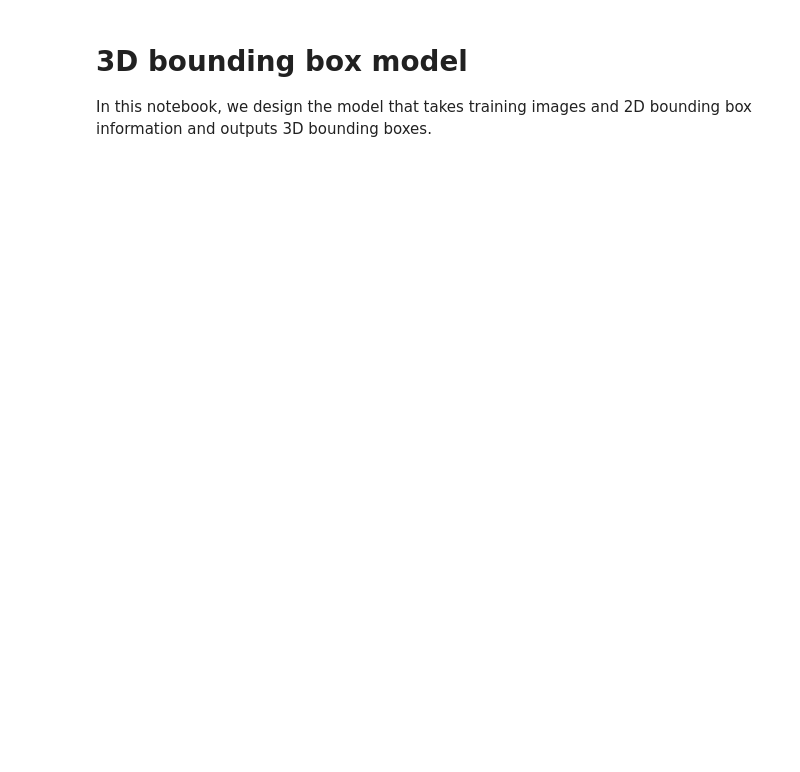
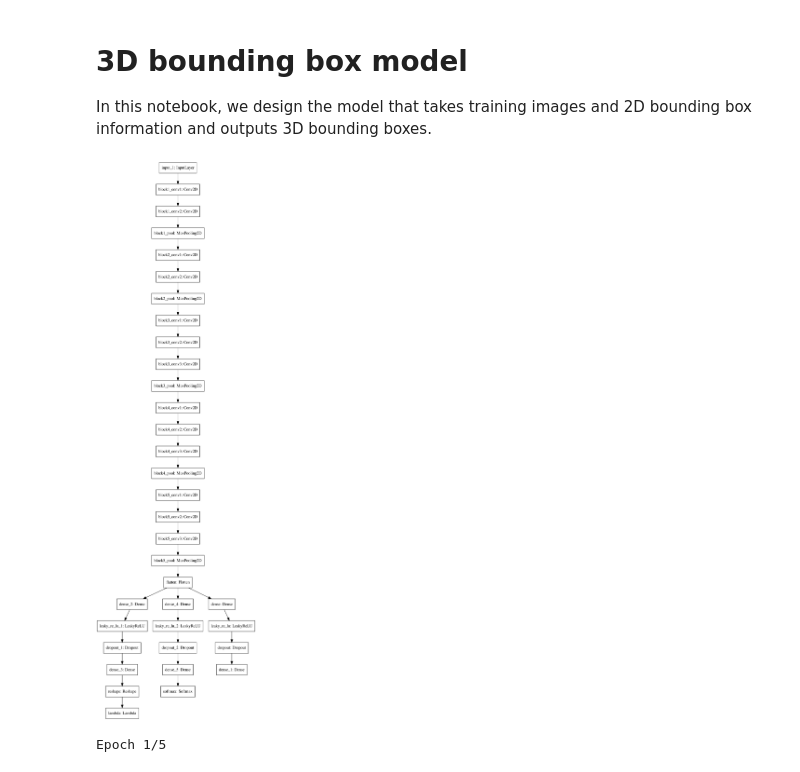
Before and after one commit to kostaleonard/4bai-3d-object-detection, a Jupyter notebook: notebooks/model_3d_bounding_box_exploration.ipynb, the cells around one changed output. Drawn from its saved outputs; the diff is of its cells as text; code cells hidden in the pictures; blank space fills up the shorter version.

Commit message:
Added 3d model training
Signed-off-by: Leo Kosta <kostaleonard@gmail.com>

```diff
--- a/notebooks/model_3d_bounding_box_exploration.ipynb
+++ b/notebooks/model_3d_bounding_box_exploration.ipynb
@@ -35,8 +36,8 @@ def orientation_loss(y_true, y_pred):
         loss = tf.reduce_sum((2 - 2 * tf.reduce_mean(loss, axis=0))) / anchors
         return tf.reduce_mean(loss)
 # %%
-def get_model_3d_deepbox(vgg_filename) -> keras.Model:
-    inputs = keras.Input(shape=VGG_INPUT_SHAPE)
+def get_model_3d_deepbox() -> Model:
+    '''
     x = Conv2D(filters=64,kernel_size=(3,3),padding="same", activation="relu")(inputs)
     x = Conv2D(filters=64,kernel_size=(3,3),padding="same", activation="relu")(x)
     x = MaxPool2D(pool_size=(2,2),strides=(2,2))(x)
@@ -55,7 +56,9 @@ def get_model_3d_deepbox(vgg_filename) -> keras.Model:
     x = Conv2D(filters=512, kernel_size=(3,3), padding="same", activation="relu")(x)
     x = Conv2D(filters=512, kernel_size=(3,3), padding="same", activation="relu")(x)
     x = MaxPool2D(pool_size=(2,2),strides=(2,2))(x)
-    conv5 = Flatten()(x)
+    '''
+    vgg = VGG16(weights='imagenet', include_top=False, input_shape=VGG_INPUT_SHAPE)
+    conv5 = Flatten()(vgg.output)
     dim_out = Dense(512, activation=None)(conv5)
     dim_out = LeakyReLU(alpha=0.1)(dim_out)
     dim_out = Dropout(rate=0.5)(dim_out)
@@ -64,14 +67,14 @@ def get_model_3d_deepbox(vgg_filename) -> keras.Model:
     orient_out = LeakyReLU(alpha=0.1)(orient_out)
     orient_out = Dropout(rate=0.5)(orient_out)
     orient_out = Dense(ORIENT_OUT_SHAPE[0] * ORIENT_OUT_SHAPE[1], activation=None)(orient_out)
-    orient_out = Reshape([-1, ORIENT_OUT_SHAPE[0], ORIENT_OUT_SHAPE[1]])(orient_out)
+    orient_out = Reshape((ORIENT_OUT_SHAPE[0], ORIENT_OUT_SHAPE[1]))(orient_out)
     orient_out = Lambda(lambda x: K.l2_normalize(x, axis=2))(orient_out)
     conf_out = Dense(256, activation=None)(conv5)
     conf_out = LeakyReLU(alpha=0.1)(conf_out)
     conf_out = Dropout(rate=0.5)(conf_out)
     conf_out = Dense(CONF_OUT_SHAPE, activation=None)(conf_out)
     conf_out = Softmax()(conf_out)
-    model = keras.Model(inputs=inputs, outputs=[dim_out, orient_out, conf_out])
+    model = Model(inputs=vgg.input, outputs=[dim_out, orient_out, conf_out])
     model.compile(loss=[tf.keras.losses.mean_squared_error,
                         orientation_loss,
                         tf.keras.losses.categorical_crossentropy],
@@ -113,0 +119,9 @@ def predict(model, image_paths):
+# %%
+model = get_model_3d_deepbox()
+tf.keras.utils.plot_model(model)
+# %% [output]
+[figure, added]
+# %%
+train(model, partition, TRAIN_IMAGE_DIR, LABEL_DIR)
+# %% [output]
+Epoch 1/5
```
Also changed, not shown: parts of 3 cells of this notebook, 1 other file.
